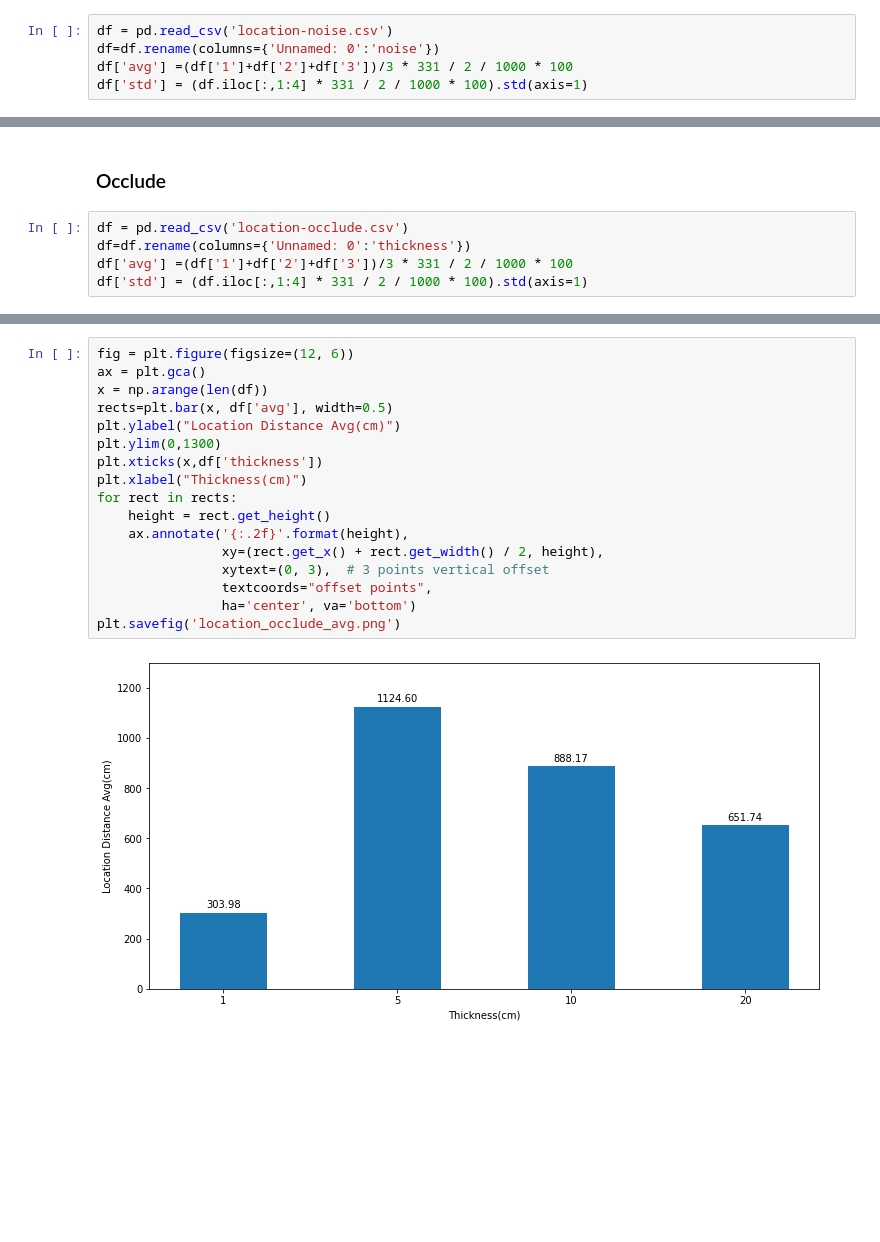
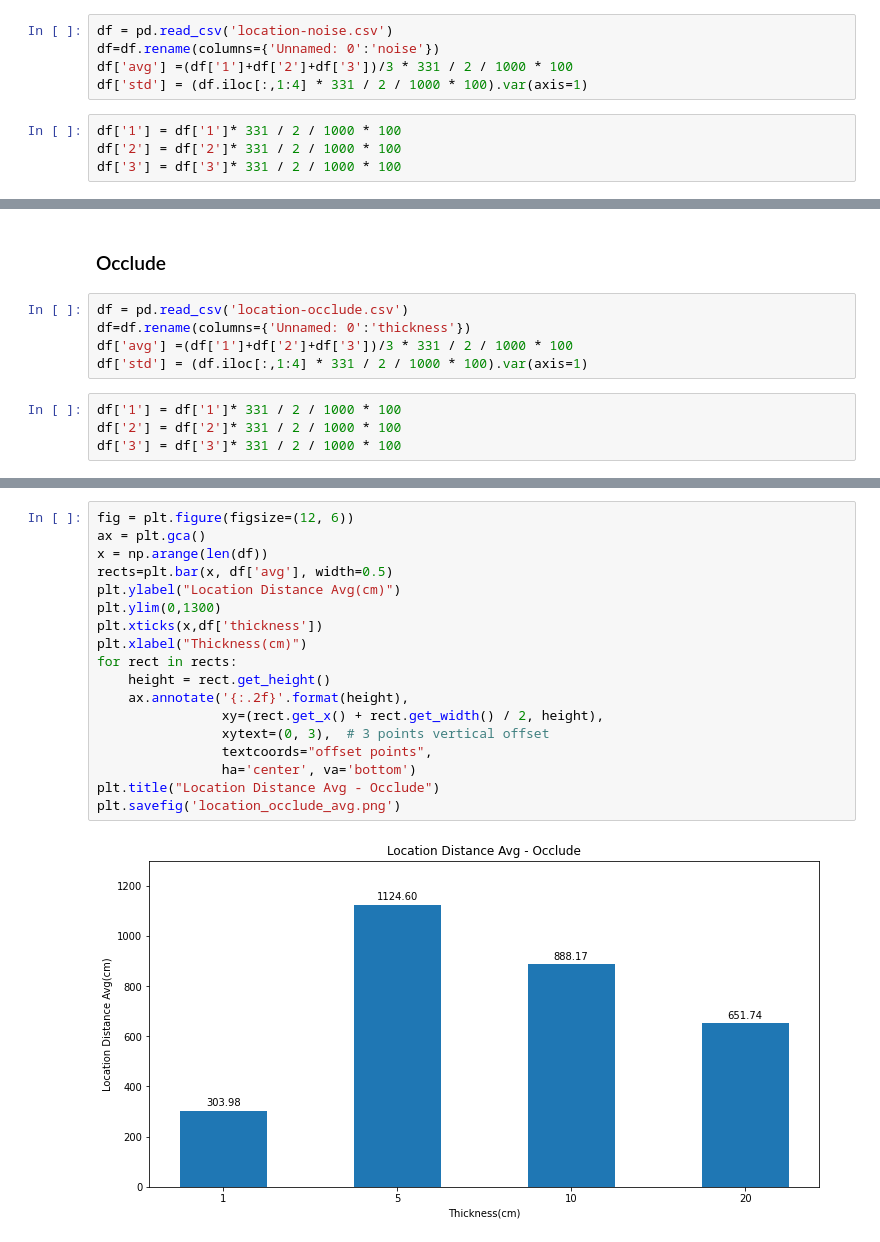
Before and after one commit to jameslahm/iot-project, a Jupyter notebook: data/analy.ipynb, the cells around one changed output, grey strips where cells are left out. Drawn from its saved outputs; the diff is of its cells as text; blank space fills up the shorter version.

```diff
--- a/data/analy.ipynb
+++ b/data/analy.ipynb
@@ -238,7 +259,11 @@ plt.savefig('location_distance_std.png')
 df = pd.read_csv('location-noise.csv')
 df=df.rename(columns={'Unnamed: 0':'noise'})
 df['avg'] =(df['1']+df['2']+df['3'])/3 * 331 / 2 / 1000 * 100
-df['std'] = (df.iloc[:,1:4] * 331 / 2 / 1000 * 100).std(axis=1)
+df['std'] = (df.iloc[:,1:4] * 331 / 2 / 1000 * 100).var(axis=1)
+# %%
+df['1'] = df['1']* 331 / 2 / 1000 * 100
+df['2'] = df['2']* 331 / 2 / 1000 * 100
+df['3'] = df['3']* 331 / 2 / 1000 * 100
 # %%
 df
 # %% [output]
@@ -290,7 +317,11 @@ plt.savefig('location_noise_std.png')
 df = pd.read_csv('location-occlude.csv')
 df=df.rename(columns={'Unnamed: 0':'thickness'})
 df['avg'] =(df['1']+df['2']+df['3'])/3 * 331 / 2 / 1000 * 100
-df['std'] = (df.iloc[:,1:4] * 331 / 2 / 1000 * 100).std(axis=1)
+df['std'] = (df.iloc[:,1:4] * 331 / 2 / 1000 * 100).var(axis=1)
+# %%
+df['1'] = df['1']* 331 / 2 / 1000 * 100
+df['2'] = df['2']* 331 / 2 / 1000 * 100
+df['3'] = df['3']* 331 / 2 / 1000 * 100
 # %%
 df
 # %% [output]
@@ -302,22 +333,23 @@ df
 # %%
 fig = plt.figure(figsize=(12, 6))
 ax = plt.gca()
 x = np.arange(len(df))
 rects=plt.bar(x, df['avg'], width=0.5)
 plt.ylabel("Location Distance Avg(cm)")
 plt.ylim(0,1300)
 plt.xticks(x,df['thickness'])
 plt.xlabel("Thickness(cm)")
 for rect in rects:
     height = rect.get_height()
     ax.annotate('{:.2f}'.format(height),
                 xy=(rect.get_x() + rect.get_width() / 2, height),
                 xytext=(0, 3),  # 3 points vertical offset
                 textcoords="offset points",
                 ha='center', va='bottom')
+plt.title("Location Distance Avg - Occlude")
 plt.savefig('location_occlude_avg.png')
 # %% [output]
-[figure, old version]
+[figure, new version]
 # %%
 fig = plt.figure(figsize=(12, 6))
 ax = plt.gca()
```
Also changed, not shown: parts of 16 cells of this notebook, 17 other files.
